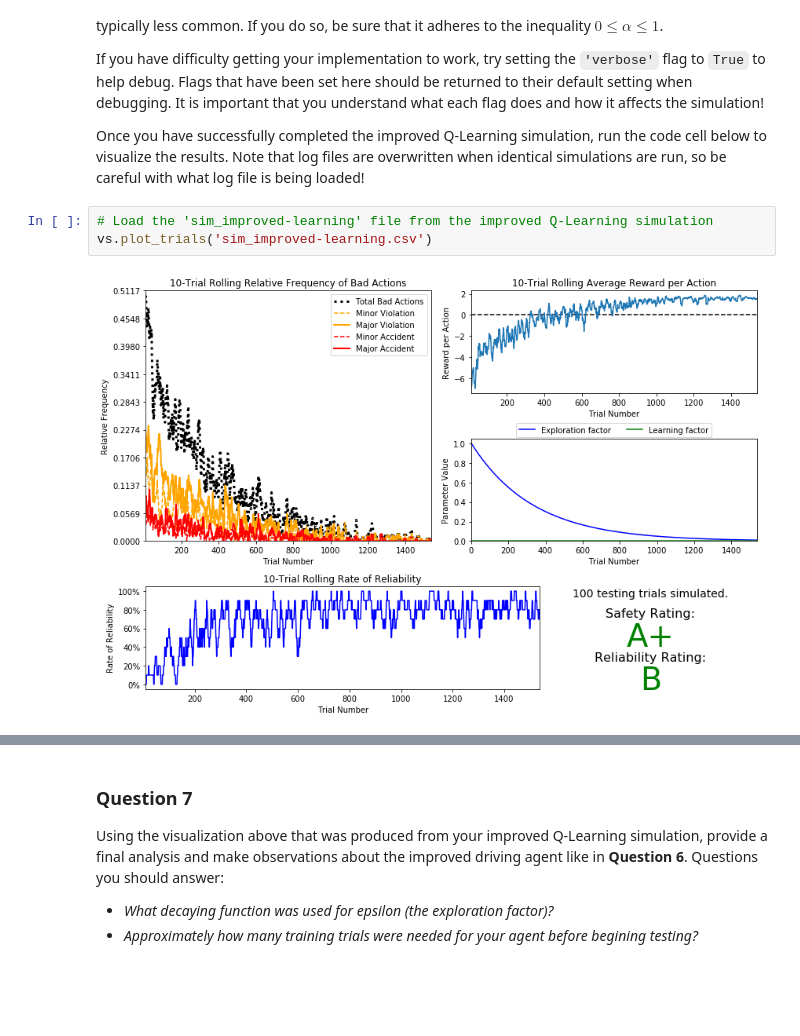
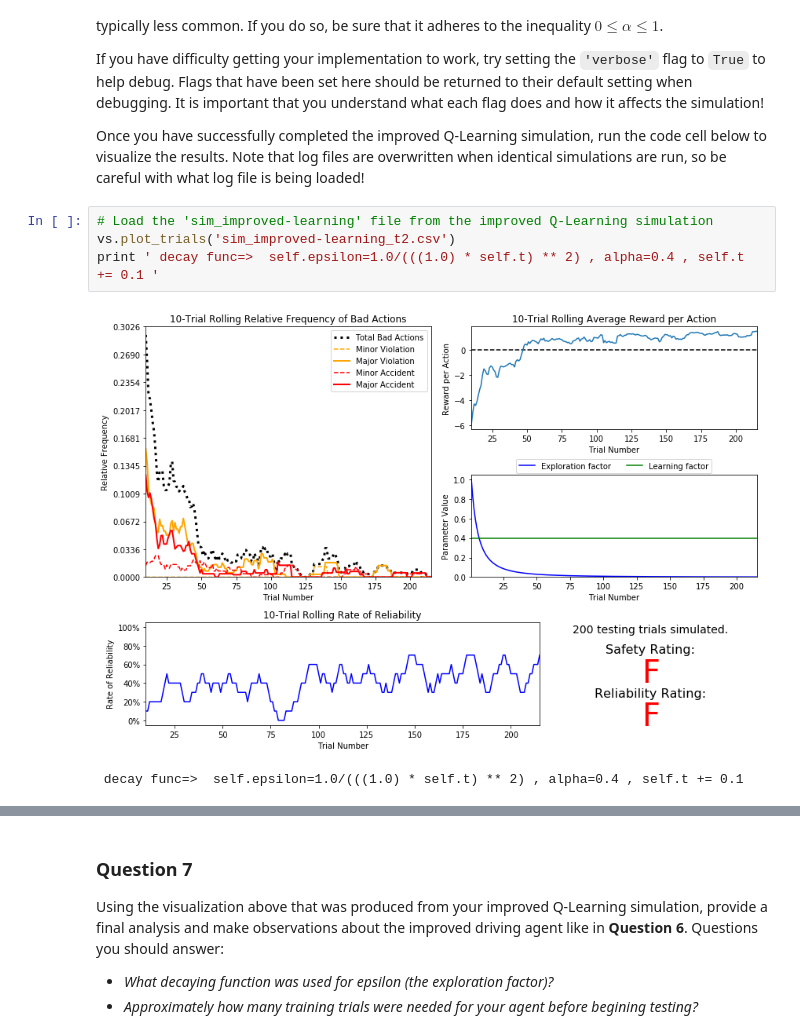
Before and after one commit to lalitsomnathe/machine-learning-master-UdacityND, a Jupyter notebook: smartcab/smartcab.ipynb, the cells around one changed output, grey strips where cells are left out. Saved outputs shown, nothing was run; the diff lists cells and outputs as text; blank space fills up the shorter version.

```diff
--- a/smartcab/smartcab.ipynb
+++ b/smartcab/smartcab.ipynb
@@ -275,6 +280,8 @@ If you have difficulty getting your implementation to work, try setting the `'ve
 Once you have successfully completed the improved Q-Learning simulation, run the code cell below to visualize the results. Note that log files are overwritten when identical simulations are run, so be careful with what log file is being loaded!
 # %%
 # Load the 'sim_improved-learning' file from the improved Q-Learning simulation
-vs.plot_trials('sim_improved-learning.csv')
+vs.plot_trials('sim_improved-learning_t2.csv')
+print ' decay func=>  self.epsilon=1.0/(((1.0) * self.t) ** 2) , alpha=0.4 , self.t += 0.1 '
 # %% [output]
-[figure, old version]
+[figure, new version]
+ decay func=>  self.epsilon=1.0/(((1.0) * self.t) ** 2) , alpha=0.4 , self.t += 0.1
```
Also changed, not shown: parts of 23 cells of this notebook, 1 other file.
